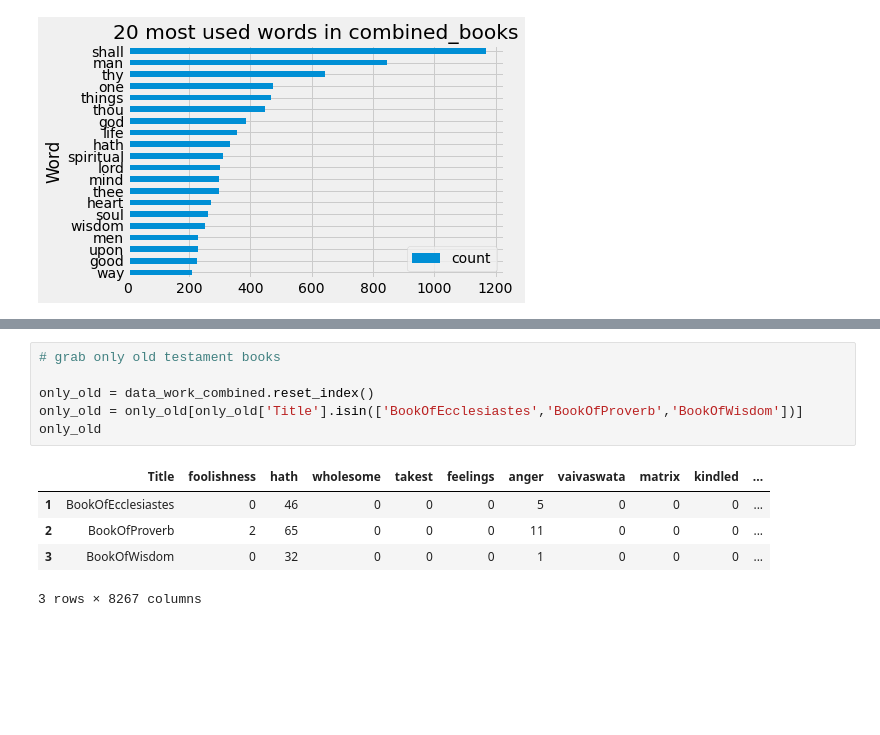
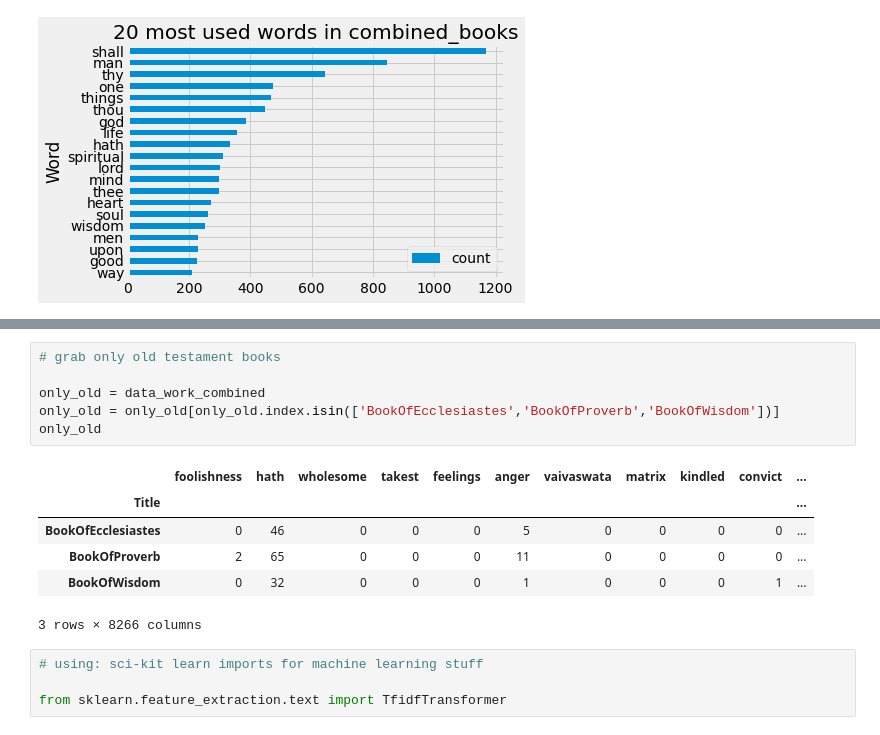
Before and after one commit to khkwong/datahacks2021, a Jupyter notebook: beginner_track.ipynb, the cells around one changed output, grey strips where cells are left out. Saved outputs shown, nothing was run; the diff lists cells and outputs as text; blank space fills up the shorter version.

```diff
--- a/beginner_track.ipynb
+++ b/beginner_track.ipynb
@@ -110,12 +115,17 @@ all_books_20 = find_20_max('combined_books')
 # %%
 # grab only old testament books
 
-only_old = data_work_combined.reset_index()
-only_old = only_old[only_old['Title'].isin(['BookOfEcclesiastes','BookOfProverb','BookOfWisdom'])]
+only_old = data_work_combined
+only_old = only_old[only_old.index.isin(['BookOfEcclesiastes','BookOfProverb','BookOfWisdom'])]
 only_old
 # %% [output]
-|  | Title | foolishness | hath | wholesome | takest | feelings | anger | vaivaswata | matrix | kindled | ... |
-| 1 | BookOfEcclesiastes | 0 | 46 | 0 | 0 | 0 | 5 | 0 | 0 | 0 | ... |
-| 2 | BookOfProverb | 2 | 65 | 0 | 0 | 0 | 11 | 0 | 0 | 0 | ... |
-| 3 | BookOfWisdom | 0 | 32 | 0 | 0 | 0 | 1 | 0 | 0 | 0 | ... |
+|  | foolishness | hath | wholesome | takest | feelings | anger | vaivaswata | matrix | kindled | convict | ... |
+| Title |  |  |  |  |  |  |  |  |  |  | ... |
+| BookOfEcclesiastes | 0 | 46 | 0 | 0 | 0 | 5 | 0 | 0 | 0 | 0 | ... |
+| BookOfProverb | 2 | 65 | 0 | 0 | 0 | 11 | 0 | 0 | 0 | 0 | ... |
+| BookOfWisdom | 0 | 32 | 0 | 0 | 0 | 1 | 0 | 0 | 0 | 1 | ... |
-3 rows × 8267 columns
+3 rows × 8266 columns
+# %%
+# using: sci-kit learn imports for machine learning stuff
+
+from sklearn.feature_extraction.text import TfidfTransformer
```
Also changed, not shown: parts of 10 cells of this notebook.
